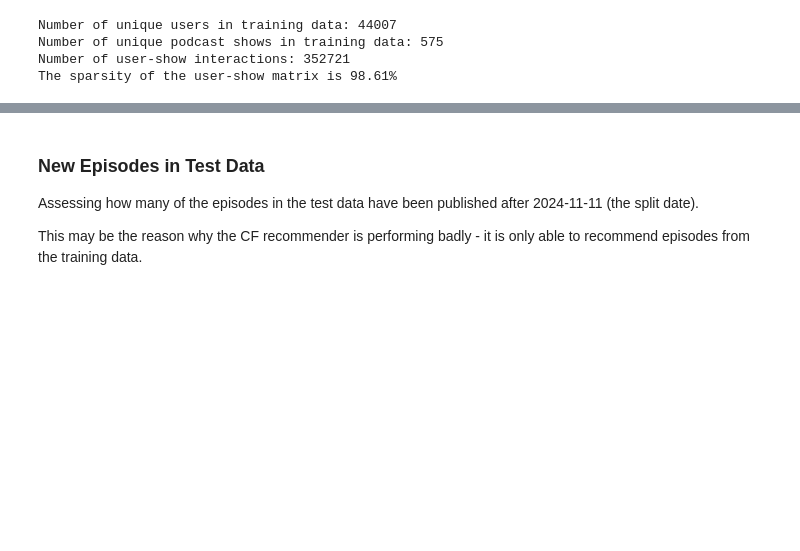
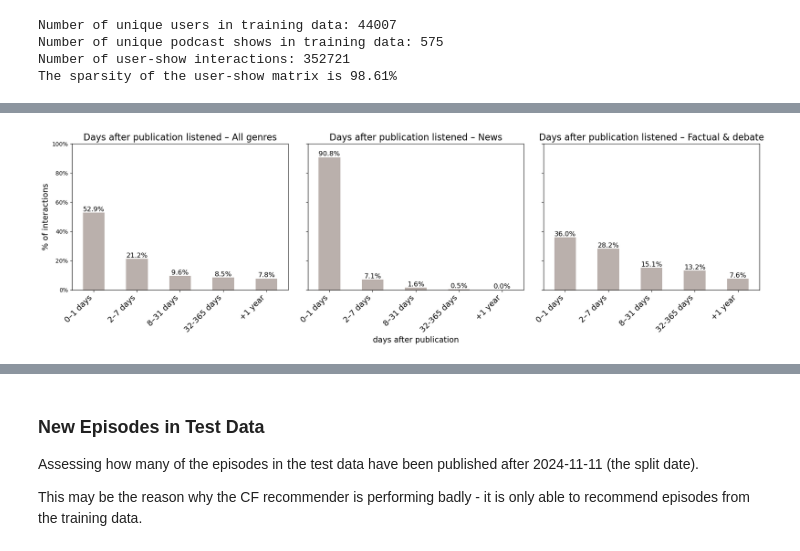
Before and after one commit to SebWae/dr-podcast-recsys-bsc-project, a Jupyter notebook: eda/podcast_eda.ipynb, the cells around one changed output, grey strips where cells are left out. Cells and saved outputs as stored; diff of their text form; code cells hidden in the pictures; blank space fills up the shorter version.

Commit message:
first full version of EDA

```diff
--- a/eda/podcast_eda.ipynb
+++ b/eda/podcast_eda.ipynb
@@ -85,0 +344,50 @@ The sparsity of the user-show matrix is 98.61%
+# %%
+import matplotlib.pyplot as plt
+
+# Prepare subplots
+fig, axes = plt.subplots(1, 3, figsize=(18, 5.5), sharey=True)
+
+genres = ["All", "Nyheder", "Fakta og debat"]
+for i, genre in enumerate(genres):
+    # compute proportions
+    if genre == "All":
+        props = transformed_df_pub_date_exist["pub_age_group"] \
+                    .value_counts(normalize=True) \
+                    .sort_index()
+        title = "All genres"
+    else:
+        title = translation_dict[genre]
+        dfg = transformed_df_pub_date_exist[transformed_df_pub_date_exist["genre"] == genre]
+        props = dfg["pub_age_group"].value_counts(normalize=True).sort_index()
+
+    ax = axes[i]
+    props.plot(kind="bar", color="#bab0ac", ax=ax)
+
+    # value labels
+    for j, v in enumerate(props):
+        ax.text(j, v + 0.001, f"{v:.1%}", ha='center', va='bottom', fontsize=12)
+
+    # title
+    ax.set_title(f"Days after publication listened – {title}", fontsize=16)
+
+    # only first subplot gets y-label
+    if i == 0:
+        ax.set_ylabel("% of interactions", fontsize=14)
+    else:
+        ax.set_ylabel("")
+
+    # only middle subplot gets x-label
+    if i == 1:
+        ax.set_xlabel("days after publication", fontsize=14)
+    else:
+        ax.set_xlabel("")
+
+    # common formatting
+    ax.set_xticklabels(props.index, rotation=45, ha='right', fontsize=14)
+    ax.set_ylim(0, 1)
+    ax.yaxis.set_major_formatter(plt.FuncFormatter(lambda y, _: f'{y:.0%}'))
+
+plt.tight_layout()
+plt.show()
+# %% [output]
+[figure, added]
```
Also changed, not shown: parts of 18 cells of this notebook.
